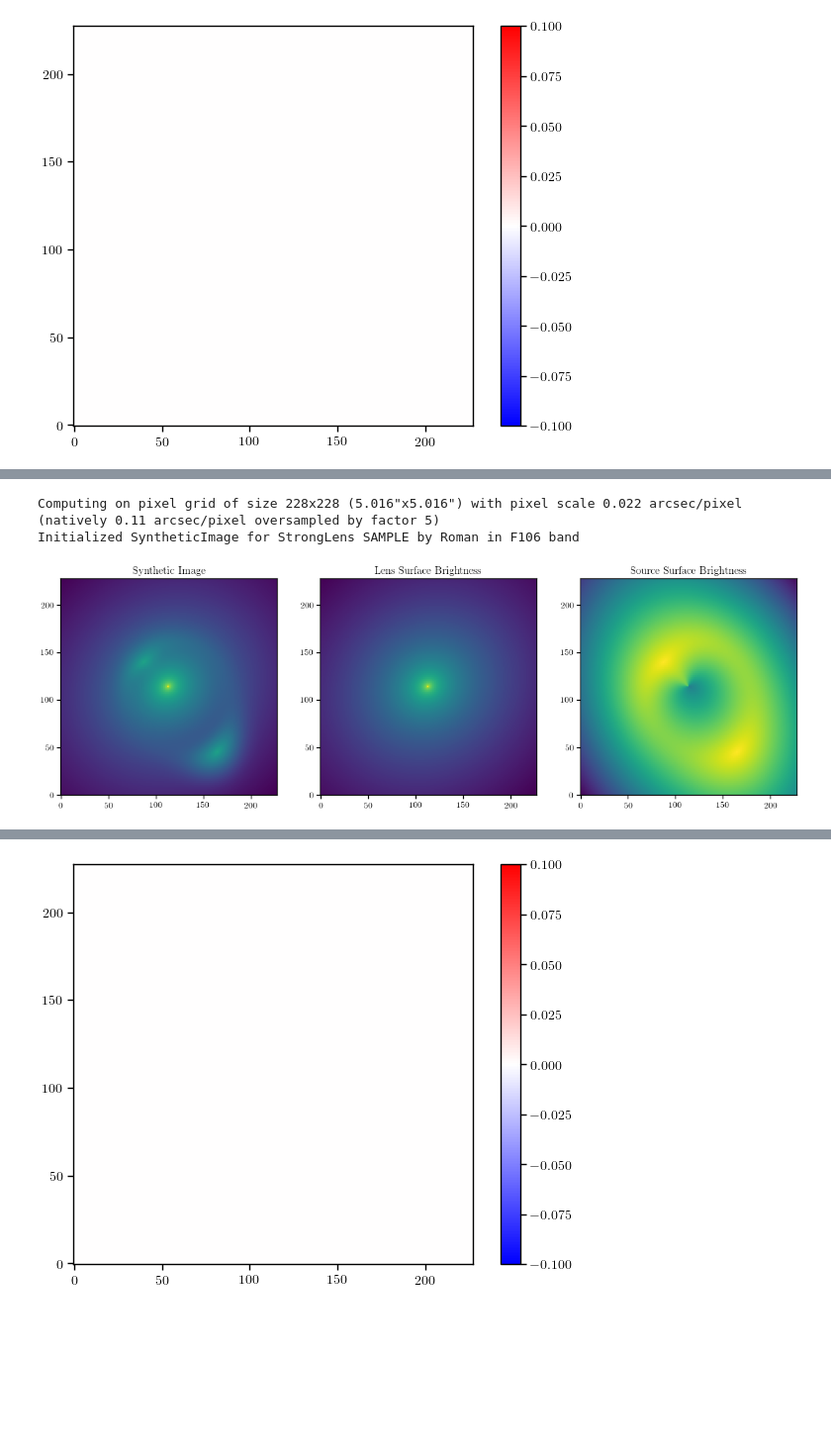
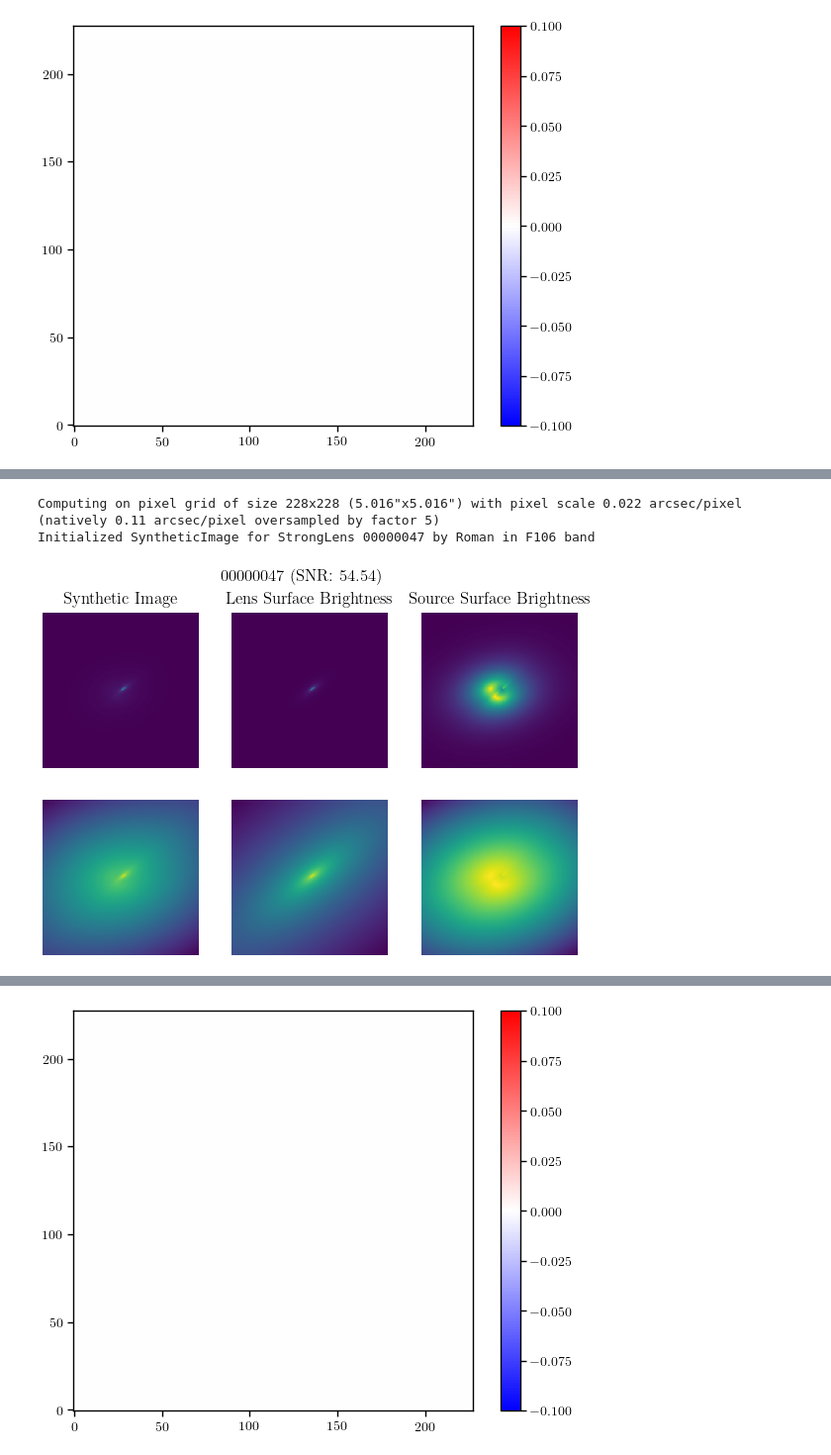
Before and after one commit to AstroMusers/mejiro, a Jupyter notebook: notebooks/data_model_refactor/roman_exposure_test.ipynb, the cells around one changed output, grey strips where cells are left out. Shown at 99% size. Saved outputs shown, nothing was run; the diff lists cells and outputs as text; code cells hidden in the pictures; blank space fills up the shorter version.

```diff
--- a/notebooks/data_model_refactor/roman_exposure_test.ipynb
+++ b/notebooks/data_model_refactor/roman_exposure_test.ipynb
@@ -35,3 +40,14 @@ from mejiro.helpers import gs
 from mejiro.instruments.roman import Roman
 from mejiro.synthetic_image import SyntheticImage
 from mejiro.exposure import Exposure
+# %%
+print(f'Collecting lenses...')
+pipeline_params = util.hydra_to_dict(config.pipeline)
+debugging = pipeline_params['debugging']
+if debugging:
+    pipeline_dir = f'{config.machine.pipeline_dir}_dev'
+else:
+    pipeline_dir = config.machine.pipeline_dir
+lens_list = lens_util.get_detectable_lenses(pipeline_dir, suppress_output=False)
+lens_list = [lens for lens in lens_list if lens.snr > 50]
+print(f'Collected {len(lens_list)} lenses.')
@@ -37,0 +57,3 @@ from mejiro.exposure import Exposure
+# %%
+lens = np.random.choice(lens_list)
+print(lens.snr)
@@ -38,5 +62,5 @@ from mejiro.exposure import Exposure
 # %%
-lens = SampleStrongLens()
+# lens = SampleStrongLens()
 roman = Roman()
 
 band = 'F106'
@@ -113,18 +137,29 @@ plt.show()
 # %%
 synth = SyntheticImage(lens, roman, band=band, arcsec=scene_size, oversample=oversample, pieces=True, **config)
 
-_, ax = plt.subplots(1, 3, figsize=(15, 5))
-ax[0].imshow(np.log10(synth.image))
-ax[0].set_title('Synthetic Image')
-ax[1].imshow(np.log10(synth.lens_surface_brightness))
-ax[1].set_title('Lens Surface Brightness')
-ax[2].imshow(np.log10(synth.source_surface_brightness))
-ax[2].set_title('Source Surface Brightness')
+_, ax = plt.subplots(2, 3, figsize=(7, 4.5))
+
+ax[0, 0].imshow(synth.image)
+ax[0, 1].imshow(synth.lens_surface_brightness)
+ax[0, 2].imshow(synth.source_surface_brightness)
+
+ax[1, 0].imshow(np.log10(synth.image))
+ax[1, 1].imshow(np.log10(synth.lens_surface_brightness))
+ax[1, 2].imshow(np.log10(synth.source_surface_brightness))
+
+ax[0, 0].set_title('Synthetic Image')
+ax[0, 1].set_title('Lens Surface Brightness')
+ax[0, 2].set_title('Source Surface Brightness')
+
+for a in ax.flatten():
+    a.axis('off')
+
+plt.suptitle(f'{lens.uid} (SNR: {lens.snr:.2f})')
 plt.show()
 # %% [output]
 Computing on pixel grid of size 228x228 (5.016"x5.016") with pixel scale 0.022 arcsec/pixel (natively 0.11 arcsec/pixel oversampled by factor 5)
-Initialized SyntheticImage for StrongLens SAMPLE by Roman in F106 band
+Initialized SyntheticImage for StrongLens 00000047 by Roman in F106 band
-[figure, old version]
+[figure, new version]
 # %%
 exposure = Exposure(synth, exposure_time=146, **config)
 
```
Also changed, not shown: parts of 17 cells of this notebook, 1 other file.
